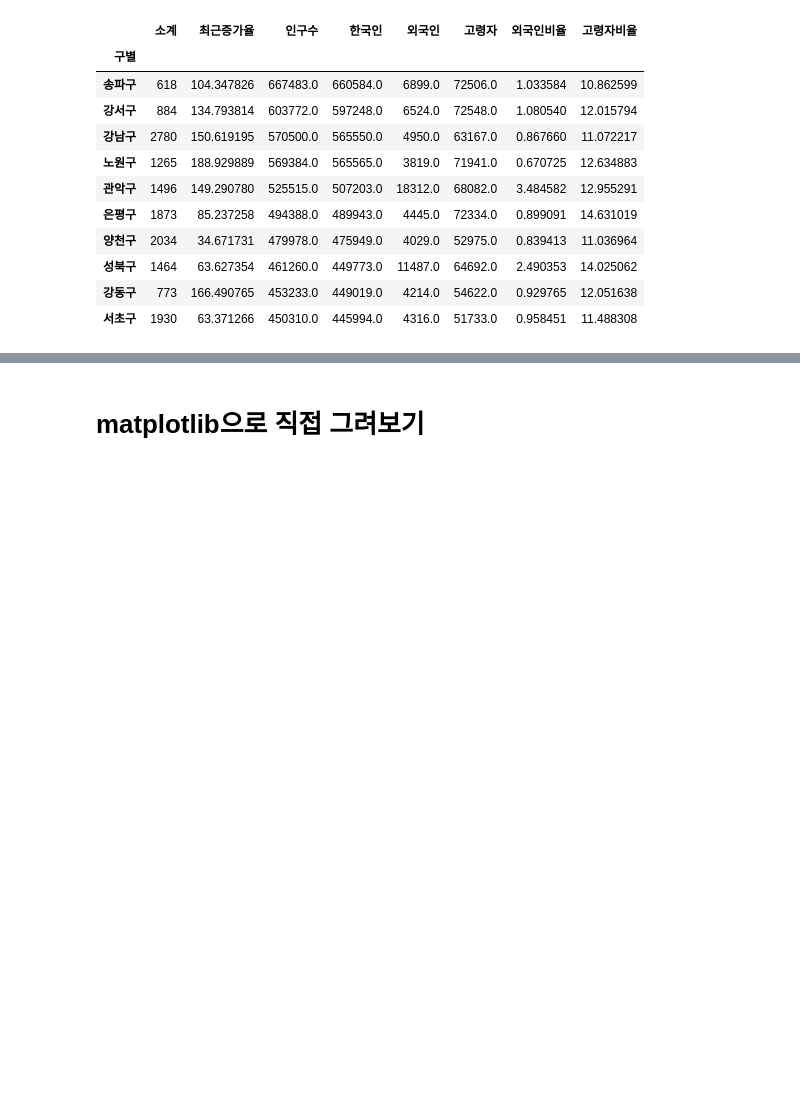
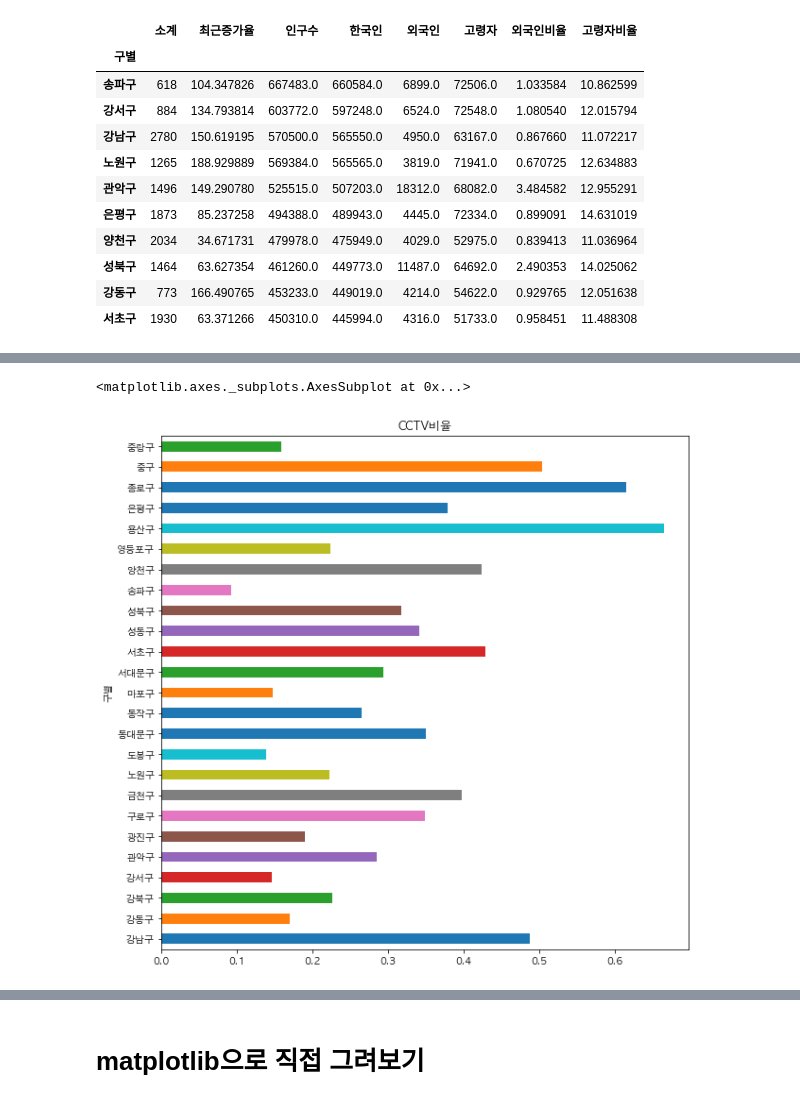
Before and after one commit to CodingSta/demo-ls-201904-pandas, a Jupyter notebook: Pandas 02 - Pinkwink.ipynb, the cells around one changed output, grey strips where cells are left out. Cells and saved outputs as stored; diff of their text form; code cells hidden in the pictures; blank space fills up the shorter version.

```diff
--- a/Pandas 02 - Pinkwink.ipynb
+++ b/Pandas 02 - Pinkwink.ipynb
@@ -271,3 +274,6 @@ data_result.sort_values('인구수', ascending=False).head(10)
 | 성북구 | 1464 | 63.627354 | 461260.0 | 449773.0 | 11487.0 | 64692.0 | 2.490353 | 14.025062 |
 | 강동구 | 773 | 166.490765 | 453233.0 | 449019.0 | 4214.0 | 54622.0 | 0.929765 | 12.051638 |
 | 서초구 | 1930 | 63.371266 | 450310.0 | 445994.0 | 4316.0 | 51733.0 | 0.958451 | 11.488308 |
+# %%
+data_result['CCTV비율'] = 100 * data_result['소계'] / data_result['인구수']
+data_result[['소계', '인구수', 'CCTV비율']].head()
@@ -273,0 +288,5 @@ data_result.sort_values('인구수', ascending=False).head(10)
+# %%
+data_result['CCTV비율'].plot(kind='barh', figsize=(10, 10), title='CCTV비율')
+# %% [output]
+<matplotlib.axes._subplots.AxesSubplot at 0x...>
+[figure, added]
```
Also changed, not shown: parts of 5 cells of this notebook.
